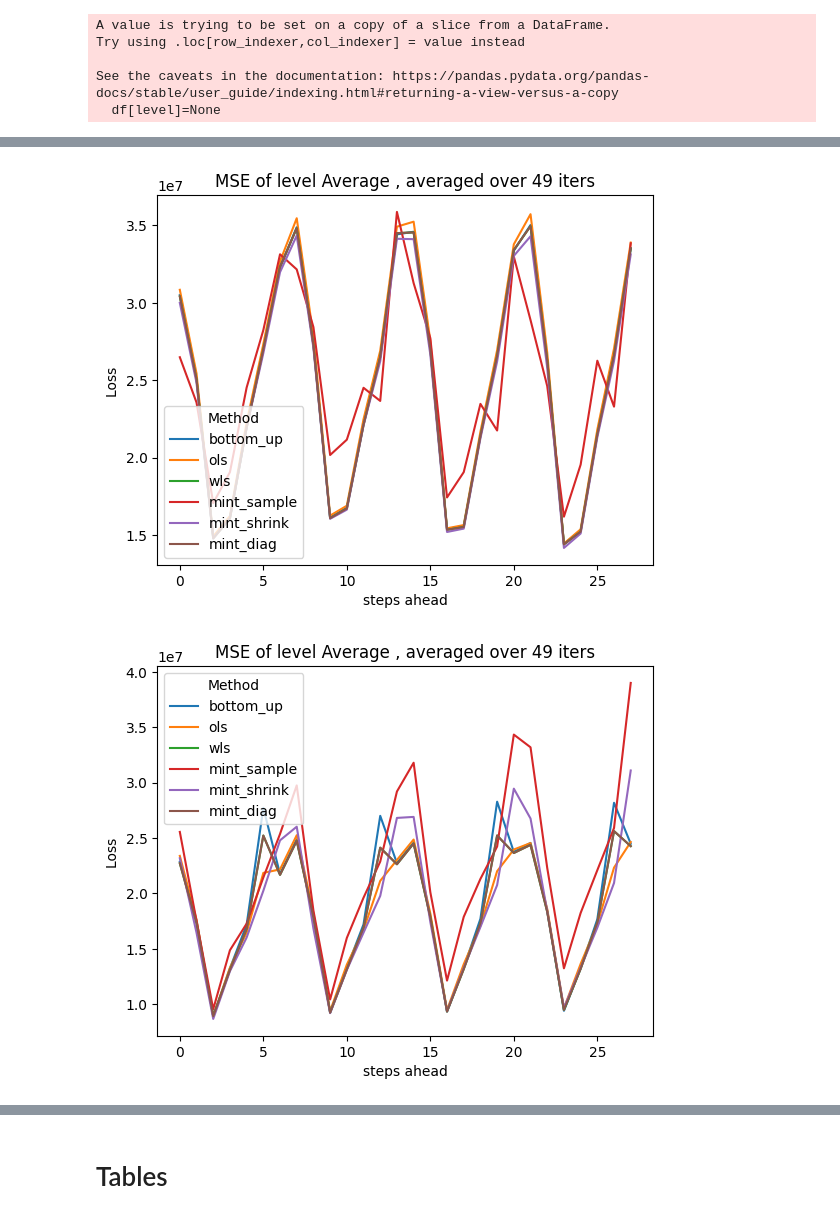
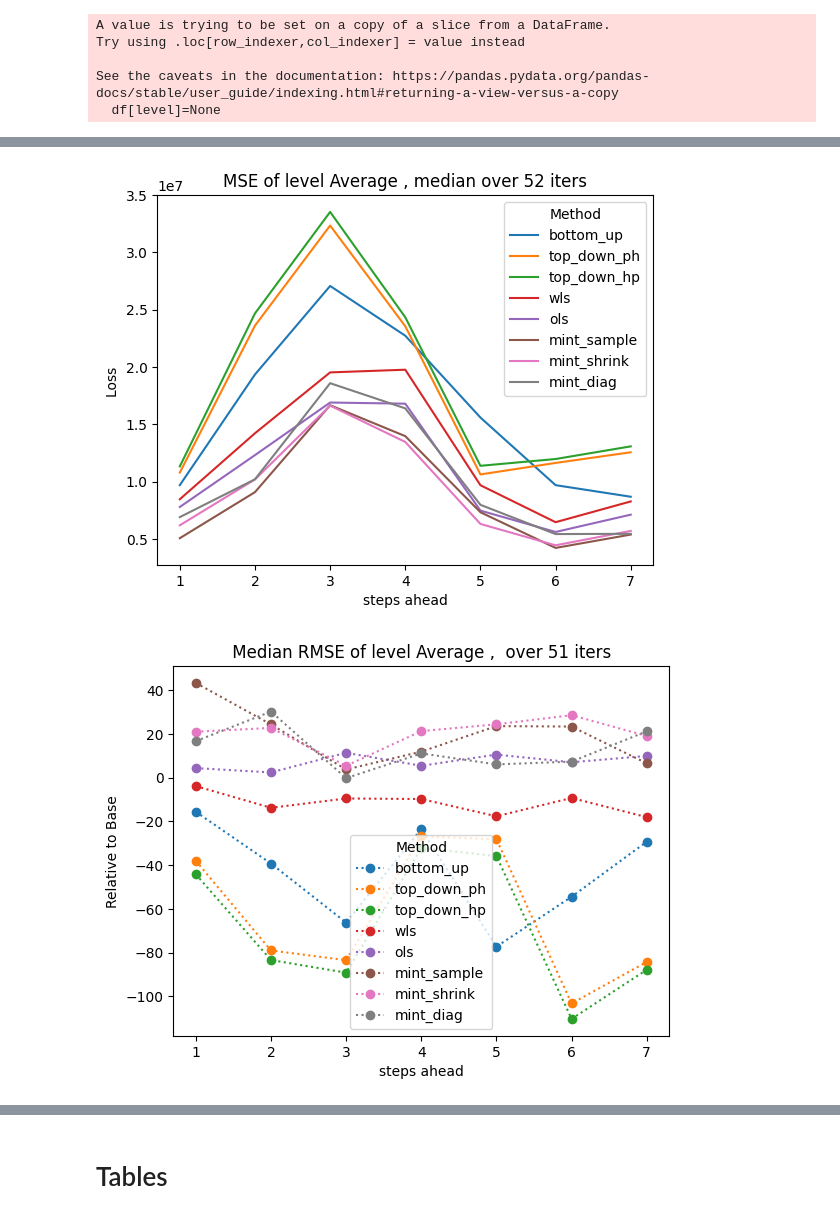
Before and after one commit to skoMarat/Hierarchical-Forecasting, a Jupyter notebook: spatial_notebook.ipynb, the cells around one changed output, grey strips where cells are left out. Drawn from its saved outputs; the diff is of its cells as text; code cells hidden in the pictures.

```diff
--- a/spatial_notebook.ipynb
+++ b/spatial_notebook.ipynb
@@ -269 +396,9 @@ plt.show()
+# %%
+
+with open(os.getcwd()+'\\outputs\\ddCVOutputsSpatial_prophet_log.pkl', 'rb') as file:
+    ddOutputs_spatial = pickle.load(file)
+with open(os.getcwd()+'\\outputs\\ddCVOutputsSpatial_temporal_prophet_td_log.pkl', 'rb') as file:
+    ddOutputs_spatio_temporal_td = pickle.load(file)
+# with open(os.getcwd()+'\\outputs\\ddCVOutputsSpatial_temporal_prophet_lasso_log.pkl', 'rb') as file:
+#     ddOutputs_spatio_temporal_lasso = pickle.load(file)
 # %%
@@ -306,12 +451,16 @@ for h in [1,7,14,28]:
 # %%
-dOutputs=dOutputs_default
-# dOutputs=dOutputs_tuned
+ddOutputs=ddOutputs_spatial
+ddOutputs=ddOutputs_spatio_temporal_td
+horizons=[1,4,7]
+
+
+horizon=7
 relative='Base'
 level='Average'
-iters=int(dOutputs['bottom_up']['mYhat'].shape[1]/28)
+iters=int(ddOutputs['bottom_up']['mYhat'].shape[1]/horizon)
 metric="MSE"
 
-lMethods=list(dOutputs.keys())
+lMethods=list(ddOutputs.keys())
 # lMethods.remove('top_down_ph')
 # lMethods.remove('top_down_hp')
 
@@ -320,7 +469,7 @@ lMethods=list(dOutputs.keys())
 
 
 plt.figure()
-for h in [1,7,14,28]:
+for h in horizons:
     data = []  # To store values for each method
     labels = []  # To store method names as labels
 
@@ -328,7 +477,7 @@ for h in [1,7,14,28]:
         vValues = np.zeros(iters)
 
         for iter in range(1, iters+1):
-            df = getCVResults(h=h, dOutputs=dOutputs,  metric=metric,
+            df = getCVResults(h=h, iOoS =horizon, ddOutputs=ddOutputs,  metric=metric,
                               slices=slices,
                               iters=iter,
                               rolling=False, relative=True)[method]
@@ -346,7 +495,7 @@ for h in [1,7,14,28]:
     plt.xlabel("Method")
     plt.ylabel(f"Relative to {relative}")
     plt.xticks(rotation=90)
-    plt.title(f"Boxplot of Relative {metric} for h={h}, level={level} across {iters} iterations")
+    plt.title(f"Boxplot of Relative {metric} of {iters} iterations , for h={h}, level={level}")
 
     # Show the plot
     plt.show()
@@ -398,64 +545,71 @@ mint_diag     -9.44 11.37   1.61    1.00   27.04
 # %%
-dOutputs=dOutputs_default
+ddOutputs=ddOutputs_spatial
+ddOutputs=ddOutputs_spatio_temporal_td
 
+
+horizon=7
 level='Average'
-iters=int(dOutputs['bottom_up']['mYhat'].shape[1]/28)
+iters=int(ddOutputs['bottom_up']['mYhat'].shape[1]/horizon)
 metric='MSE'
 
-lMethods=list(dOutputs.keys())
+lMethods=list(ddOutputs.keys())
 # lMethods.remove('top_down_ph')
 # lMethods.remove('top_down_hp')
 
 plt.figure()
 for method in lMethods:
-    vValues = np.zeros(28)
+    vValues = np.zeros(horizon)
 
-    for h in range(1, 29):
-        df = getCVResults(h=h, dOutputs=dOutputs , metric=metric, slices=slices,
+    for h in range(1, horizon+1):
+        df = getCVResults(h=h, iOoS =horizon, ddOutputs=ddOutputs , metric=metric, slices=slices,
                           iters=None,
                           rolling=False, relative=False)[method]
         vValues[h-1] = df[df.index == level].item()
 
-    plt.plot(np.arange(28), vValues, label=method)
+    plt.plot(np.arange(horizon)+1, vValues, label=method)
 
 plt.legend(title="Method")
 plt.xlabel("steps ahead")
 plt.ylabel(f"Loss ")
-plt.title(f"{metric} of level {level} , averaged over {iters} iters")
+plt.title(f"Median {metric} of level {level} , for {iters} iterations")
 
 
 # Show the plot
 plt.show()
 # %% [output]
-[figure, old version]
+[figure, new version]
 # %%
-dOutputs=dOutputs_tuned
+ddOutputs=ddOutputs_spatial
+# ddOutputs=ddOutputs_spatio_temporal_td
 
+horizon=7
+relative='Base'
 level='Average'
-iters=int(dOutputs['bottom_up']['mYhat'].shape[1]/28)
+iters=int(ddOutputs['bottom_up']['mYhat'].shape[1]/horizon)
 metric='MSE'
 
-lMethods=list(dOutputs.keys())
+lMethods=list(ddOutputs.keys())
 # lMethods.remove('top_down_ph')
 # lMethods.remove('top_down_hp')
+# lMethods.remove('mint_sample')
 
 plt.figure()
 for method in lMethods:
-    vValues = np.zeros(28)
+    vValues = np.zeros(horizon)
 
-    for h in range(1, 29):
-        df = getCVResults(h=h, dOutputs=dOutputs ,metric=metric, slices=slices,
+    for h in range(1, horizon+1):
+        df = getCVResults(h=h, iOoS=horizon, ddOutputs=ddOutputs ,metric=metric, slices=slices,
                           iters=None,
-                          rolling=False, relative=False)[method]
-        vValues[h-1] = df[df.index == level].item()
-    plt.plot(np.arange(28), vValues, label=method)
+                          rolling=False)[method]
+        vValues[h-1] = df[df.index == level][relative].item()
+    plt.plot(np.arange(horizon)+1, vValues, label=method,linestyle=':', marker='o')
 
 plt.legend(title="Method")
 plt.xlabel("steps ahead")
-plt.ylabel(f"Loss ")
-plt.title(f"{metric} of level {level} , averaged over {iters} iters")
+plt.ylabel(f"Relative to {relative}")
+plt.title(f" Median R{metric} of level {level} ,  over {iters} iters ")
 
 # Show the plot
 plt.show()
 # %% [output]
-[figure, old version]
+[figure, new version]
```
Also changed, not shown: parts of 54 cells of this notebook, 20 other files.
